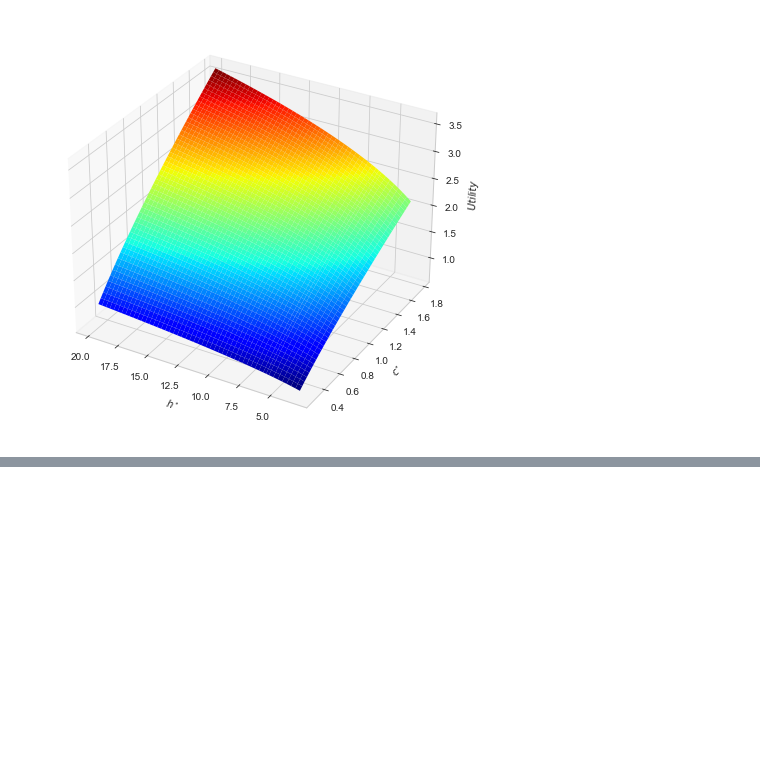
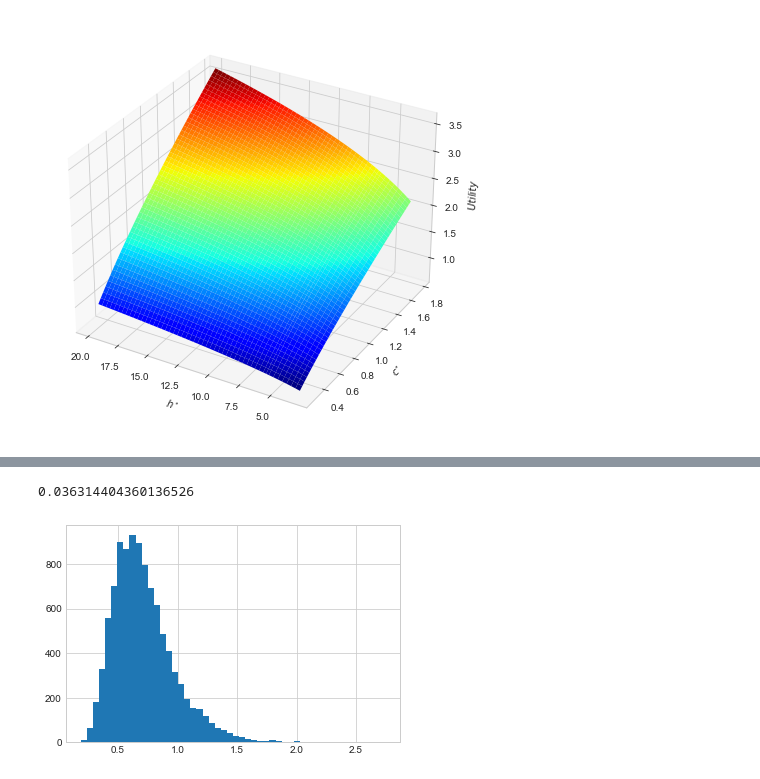
Before and after one commit to ceciliechrstnsn/projects-2021-luna-hjerteknuser, a Jupyter notebook: inauguralproject/inauguralproject.ipynb, the cells around one changed output, grey strips where cells are left out. Cells and saved outputs as stored; diff of their text form; code cells hidden in the pictures; blank space fills up the shorter version.

```diff
--- a/inauguralproject/inauguralproject.ipynb
+++ b/inauguralproject/inauguralproject.ipynb
@@ -194,0 +209,9 @@ fig.tight_layout()
+# %%
+N = 10000
+#i = 1
+np.random.seed(1)
+#print(random.seed(10))
+m_i = np.random.lognormal(-0.4,0.35, size = N)
+#m_i = random.lognormvariate(-0.4,0.35, size = N)
+m_i
+h_stars1 = np.empty(N)
@@ -194,0 +260,23 @@ fig.tight_layout()
+# %%
+#h_i = np.linspace(1,10,N)
+
+
+def taxrev(tau_g, h_stars1, epsilon, tau_p, p_bar) :
+    t = 0
+    for i in range(N):
+        Tax = (tau_g*h_stars1[i]*epsilon+tau_p*max(h_stars1[i]*epsilon-p_bar,0))
+        t += Tax
+    return t/N
+
+print(taxrev(0.012, h_stars1,0.5, 0.004,3))
+
+#print(T[:5])
+# %% [output]
+0.036314404360136526
+# %%
+m_ifig = plt.hist(m_i, bins=50)
+
+#plt.plot(h_stars1)
+plt.show(m_ifig)
+# %% [output]
+[figure, added]
```
Also changed, not shown: parts of 8 cells of this notebook.
